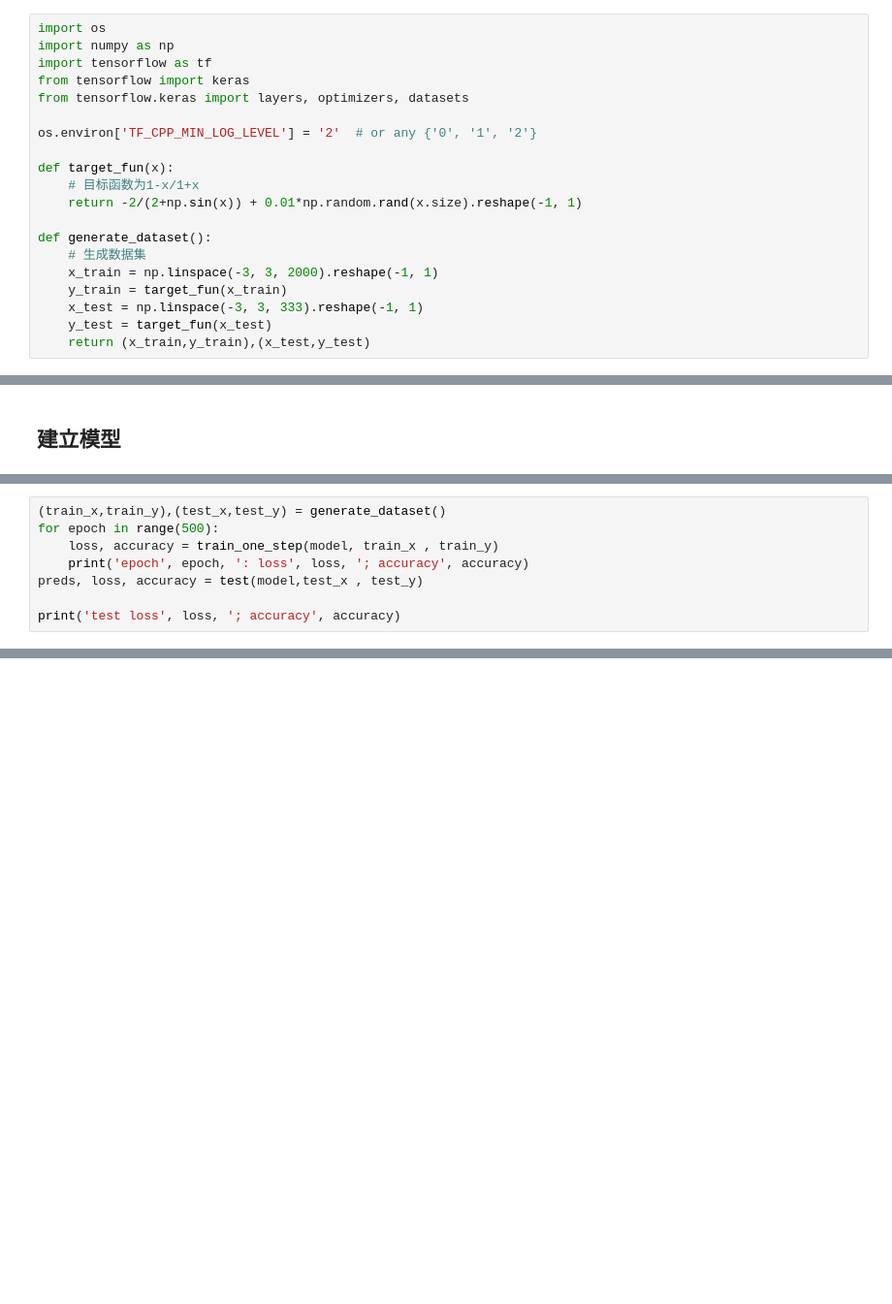
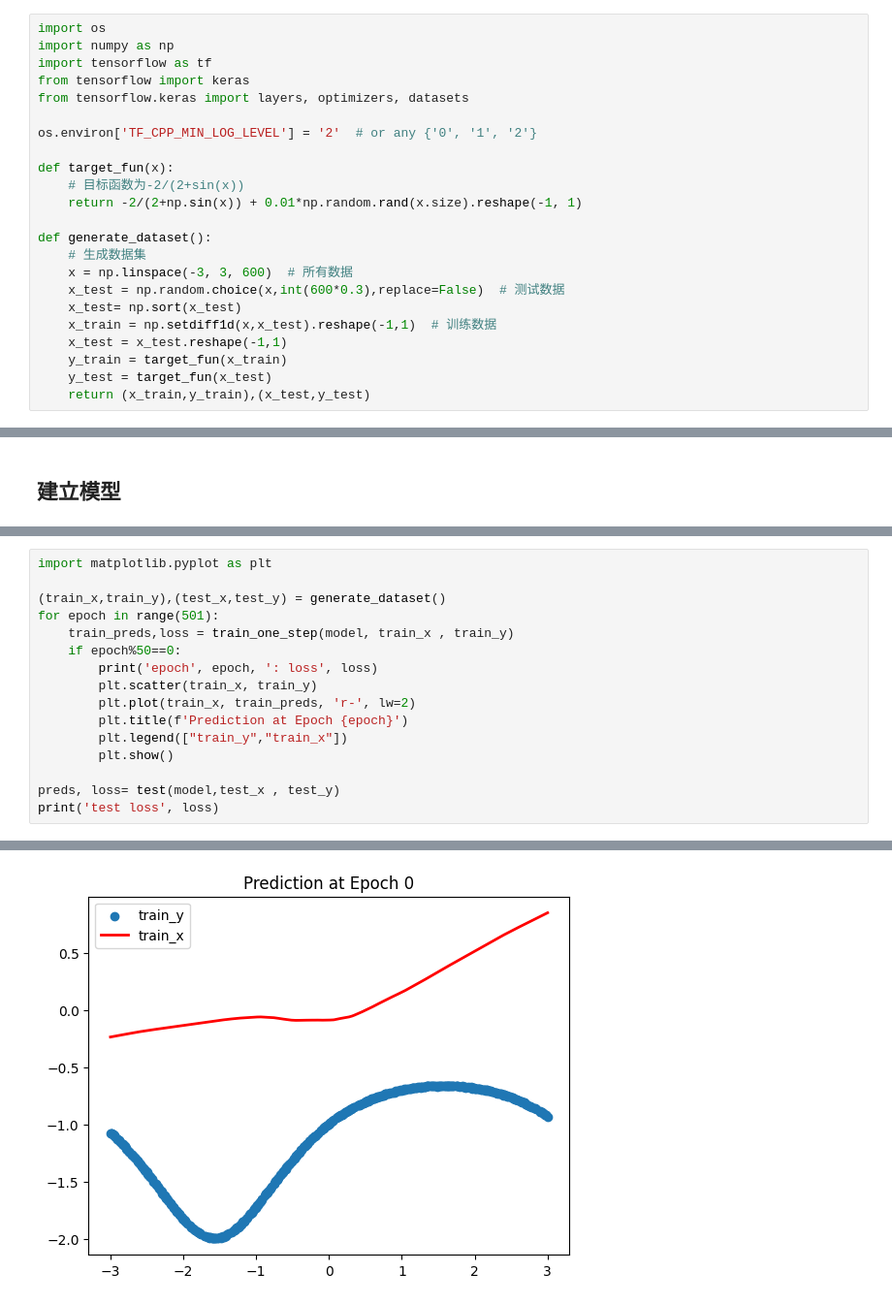
Before and after one commit to yanweiyue/TJDLHw2_2, a Jupyter notebook: fnn_numpy_fun.ipynb, the cells around one changed output, grey strips where cells are left out. Shown at 97% size. Drawn from its saved outputs; the diff is of its cells as text; blank space fills up the shorter version.

```diff
--- a/fnn_numpy_fun.ipynb
+++ b/fnn_numpy_fun.ipynb
@@ -10,13 +10,16 @@ from tensorflow.keras import layers, optimizers, datasets
 os.environ['TF_CPP_MIN_LOG_LEVEL'] = '2'  # or any {'0', '1', '2'}
 
 def target_fun(x):
-    # 目标函数为1-x/1+x
+    # 目标函数为-2/(2+sin(x))
     return -2/(2+np.sin(x)) + 0.01*np.random.rand(x.size).reshape(-1, 1)
 
 def generate_dataset():
     # 生成数据集
-    x_train = np.linspace(-3, 3, 2000).reshape(-1, 1)
+    x = np.linspace(-3, 3, 600)  # 所有数据
+    x_test = np.random.choice(x,int(600*0.3),replace=False)  # 测试数据
+    x_test= np.sort(x_test)
+    x_train = np.setdiff1d(x,x_test).reshape(-1,1)  # 训练数据
+    x_test = x_test.reshape(-1,1)
     y_train = target_fun(x_train)
-    x_test = np.linspace(-3, 3, 333).reshape(-1, 1)
     y_test = target_fun(x_test)
     return (x_train,y_train),(x_test,y_test)
@@ -190,9 +130,17 @@ def test(model, x, y):
 # %%
+import matplotlib.pyplot as plt
+
 (train_x,train_y),(test_x,test_y) = generate_dataset()
-for epoch in range(500):
-    loss, accuracy = train_one_step(model, train_x , train_y)
-    print('epoch', epoch, ': loss', loss, '; accuracy', accuracy)
-preds, loss, accuracy = test(model,test_x , test_y)
+for epoch in range(501):
+    train_preds,loss = train_one_step(model, train_x , train_y)
+    if epoch%50==0:
+        print('epoch', epoch, ': loss', loss)
+        plt.scatter(train_x, train_y)
+        plt.plot(train_x, train_preds, 'r-', lw=2)
+        plt.title(f'Prediction at Epoch {epoch}')
+        plt.legend(["train_y","train_x"])
+        plt.show()
 
-print('test loss', loss, '; accuracy', accuracy)
+preds, loss= test(model,test_x , test_y)
+print('test loss', loss)
 # %% [output]
@@ -215,0 +148 @@ test loss 0.0007809106086863334 ; accuracy 1.0
+[figure, added]
```
Also changed, not shown: parts of 13 cells of this notebook, 10 other files.
